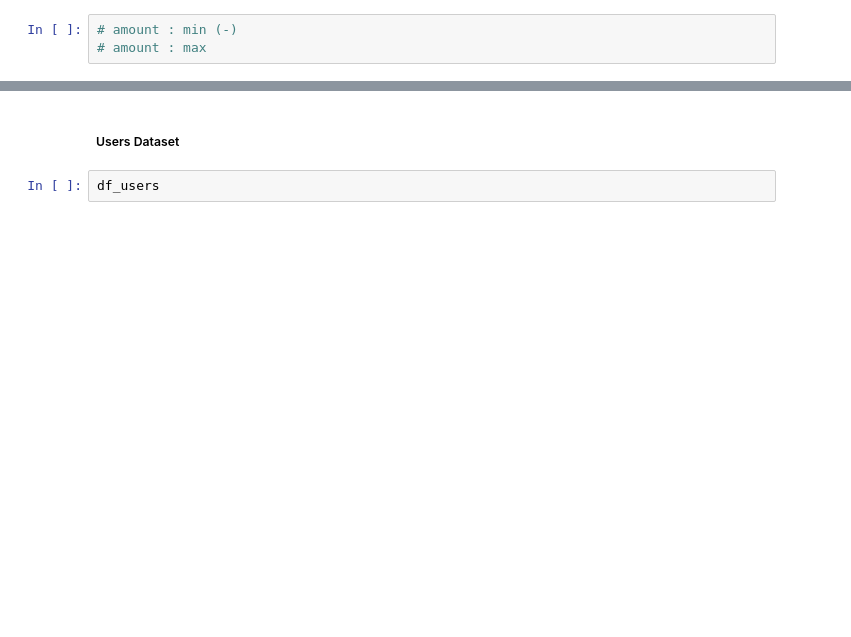
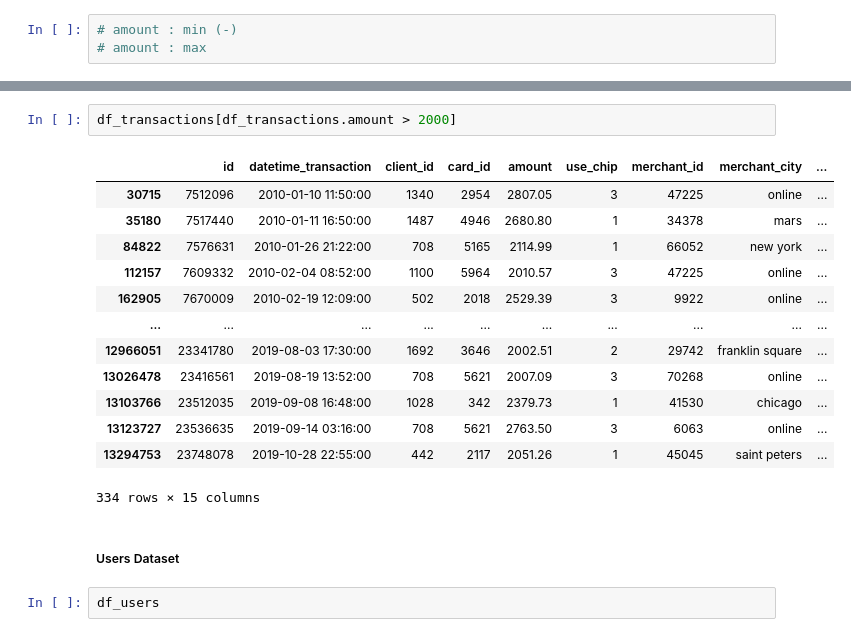
Before and after one commit to arraby-alt/fraud-transactions, a Jupyter notebook: eda.ipynb, the cells around one changed output, grey strips where cells are left out. Drawn from its saved outputs; the diff is of its cells as text; blank space fills up the shorter version.

```diff
--- a/eda.ipynb
+++ b/eda.ipynb
@@ -776,3 +819,19 @@ df_transactions.describe()
+# %%
+df_transactions[df_transactions.amount > 2000]
+# %% [output]
+|  | id | datetime_transaction | client_id | card_id | amount | use_chip | merchant_id | merchant_city | ... |
+| 30715 | 7512096 | 2010-01-10 11:50:00 | 1340 | 2954 | 2807.05 | 3 | 47225 | online | ... |
+| 35180 | 7517440 | 2010-01-11 16:50:00 | 1487 | 4946 | 2680.80 | 1 | 34378 | mars | ... |
+| 84822 | 7576631 | 2010-01-26 21:22:00 | 708 | 5165 | 2114.99 | 1 | 66052 | new york | ... |
+| 112157 | 7609332 | 2010-02-04 08:52:00 | 1100 | 5964 | 2010.57 | 3 | 47225 | online | ... |
+| 162905 | 7670009 | 2010-02-19 12:09:00 | 502 | 2018 | 2529.39 | 3 | 9922 | online | ... |
+| ... | ... | ... | ... | ... | ... | ... | ... | ... | ... |
+| 12966051 | 23341780 | 2019-08-03 17:30:00 | 1692 | 3646 | 2002.51 | 2 | 29742 | franklin square | ... |
+| 13026478 | 23416561 | 2019-08-19 13:52:00 | 708 | 5621 | 2007.09 | 3 | 70268 | online | ... |
+| 13103766 | 23512035 | 2019-09-08 16:48:00 | 1028 | 342 | 2379.73 | 1 | 41530 | chicago | ... |
+| 13123727 | 23536635 | 2019-09-14 03:16:00 | 708 | 5621 | 2763.50 | 3 | 6063 | online | ... |
+| 13294753 | 23748078 | 2019-10-28 22:55:00 | 442 | 2117 | 2051.26 | 1 | 45045 | saint peters | ... |
+334 rows × 15 columns
 # %% [markdown]
 ##### Users Dataset
 # %%
```
Also changed, not shown: parts of 12 cells of this notebook.
